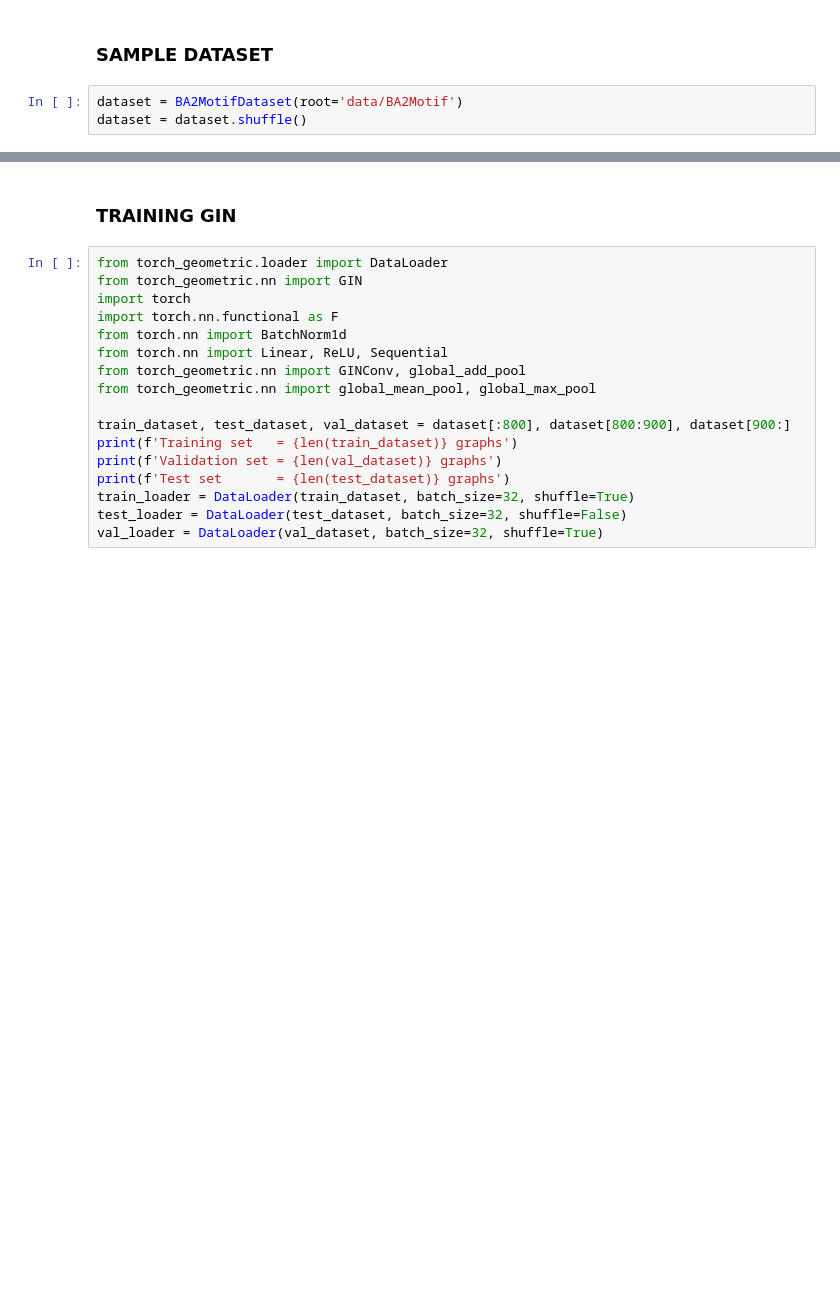
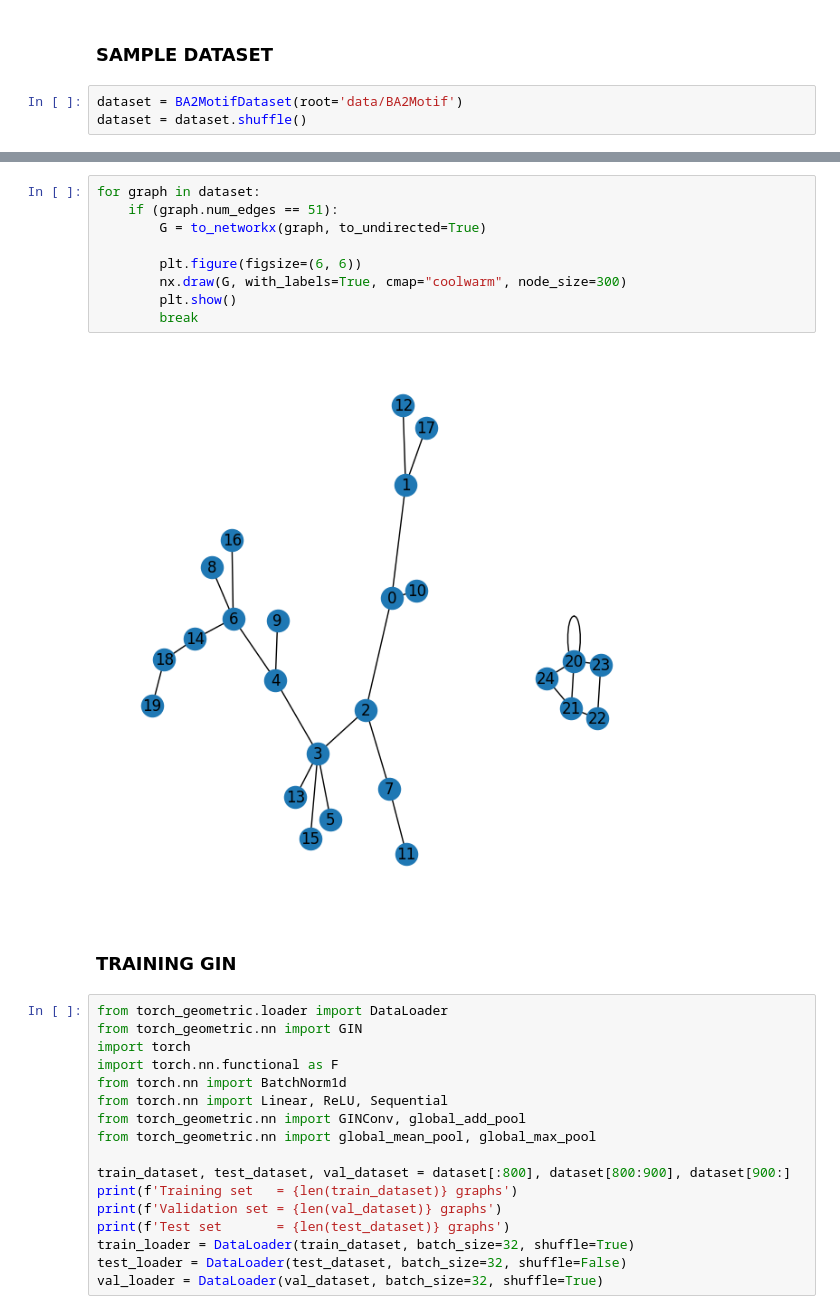
Before and after one commit to giahuy1311/Lore, a Jupyter notebook: training_GIN.ipynb, the cells around one changed output, grey strips where cells are left out. Drawn from its saved outputs; the diff is of its cells as text; blank space fills up the shorter version.

```diff
--- a/training_GIN.ipynb
+++ b/training_GIN.ipynb
@@ -28,3 +60,14 @@ plt.show()
+# %%
+for graph in dataset:
+    if (graph.num_edges == 51):
+        G = to_networkx(graph, to_undirected=True)
+
+        plt.figure(figsize=(6, 6))
+        nx.draw(G, with_labels=True, cmap="coolwarm", node_size=300)
+        plt.show()
+        break
+# %% [output]
+[figure, added]
 # %% [markdown]
 ### TRAINING GIN ###
 # %%
```
Also changed, not shown: parts of 23 cells of this notebook, 18 other files.
